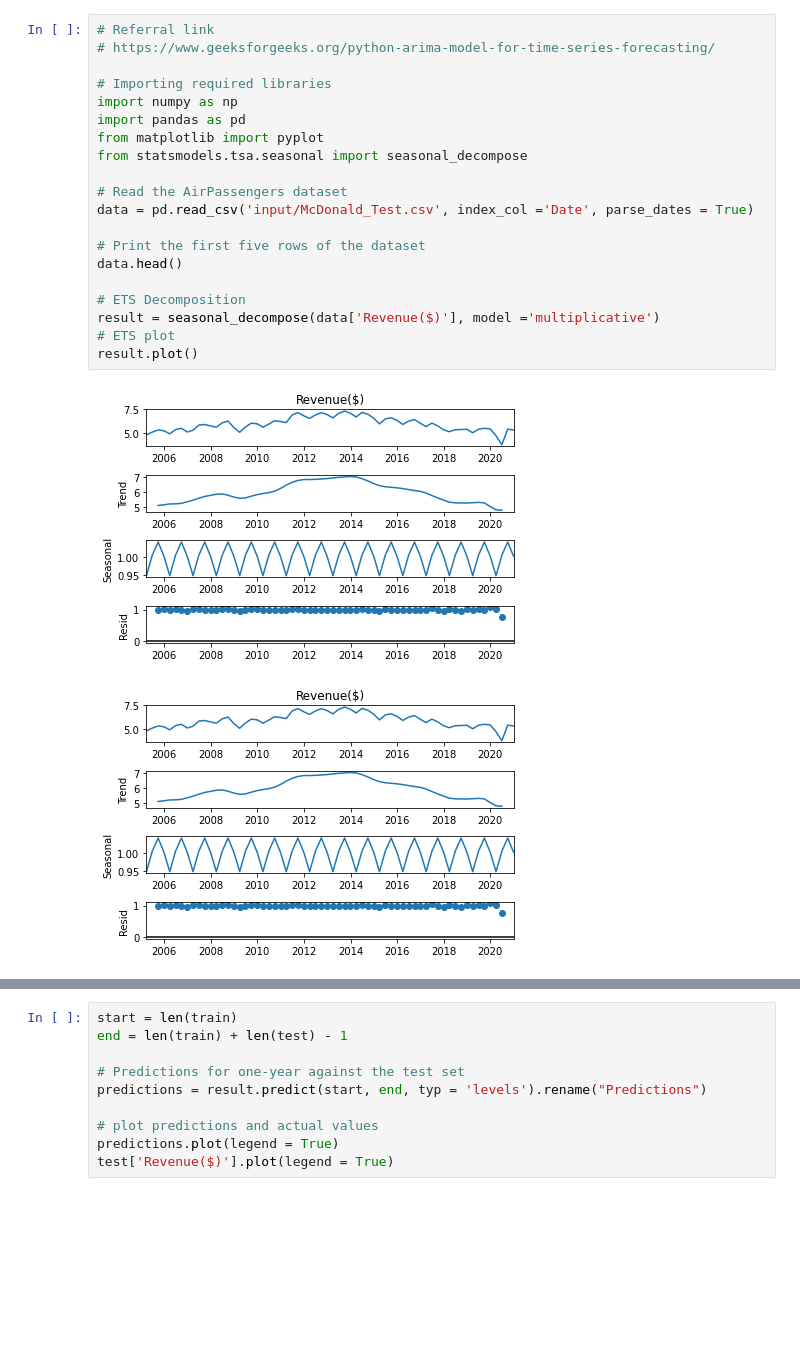
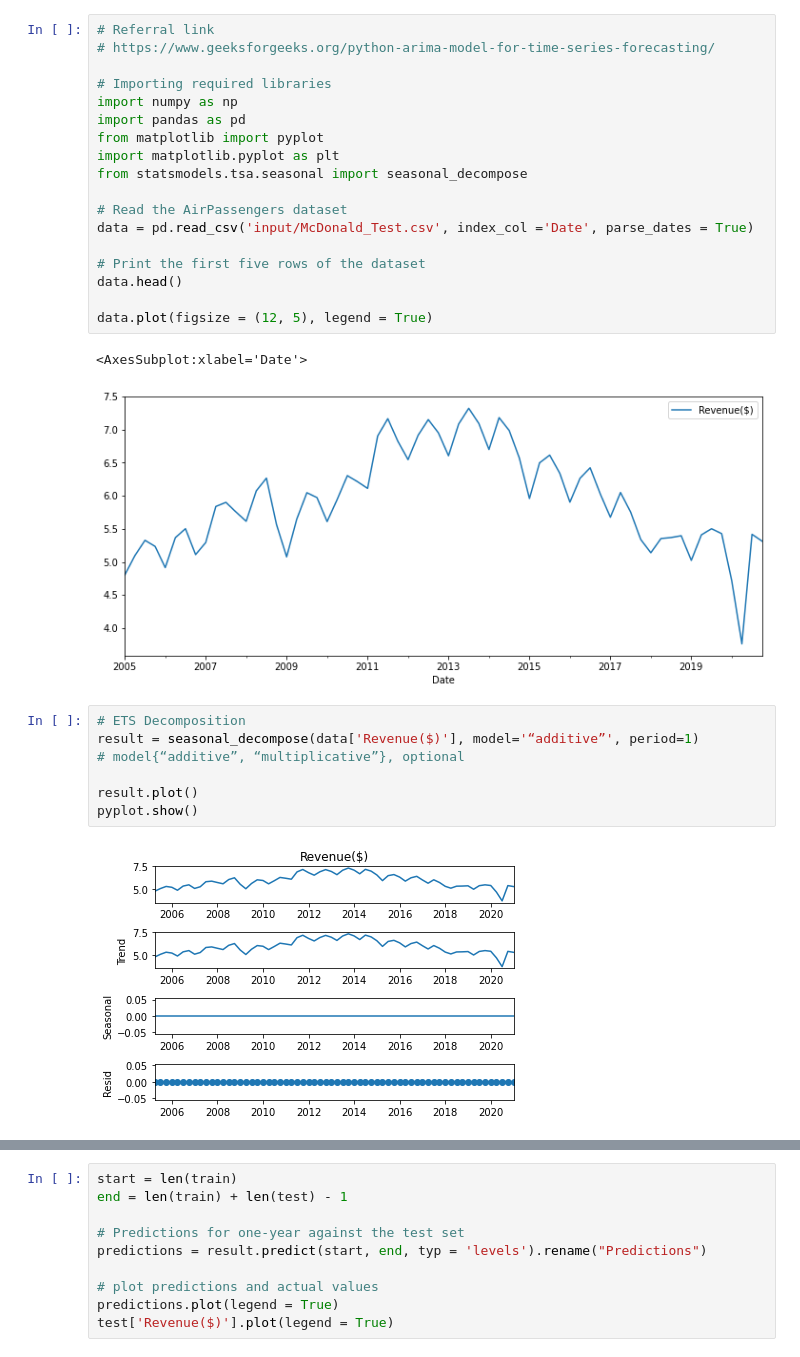
Before and after one commit to ttduongtran/time-series-forecasting, a Jupyter notebook: ARIMA_2.ipynb, the cells around one changed output, grey strips where cells are left out. Drawn from its saved outputs; the diff is of its cells as text; blank space fills up the shorter version.

```diff
--- a/ARIMA_2.ipynb
+++ b/ARIMA_2.ipynb
@@ -1,23 +1,30 @@
 # %%
 # Referral link
 # https://www.geeksforgeeks.org/python-arima-model-for-time-series-forecasting/
 
 # Importing required libraries
 import numpy as np
 import pandas as pd
 from matplotlib import pyplot
+import matplotlib.pyplot as plt
 from statsmodels.tsa.seasonal import seasonal_decompose
 
 # Read the AirPassengers dataset
 data = pd.read_csv('input/McDonald_Test.csv', index_col ='Date', parse_dates = True)
 
 # Print the first five rows of the dataset
 data.head()
 
-# ETS Decomposition
-result = seasonal_decompose(data['Revenue($)'], model ='multiplicative')
-# ETS plot
-result.plot()
+data.plot(figsize = (12, 5), legend = True)
 # %% [output]
+<AxesSubplot:xlabel='Date'>
-[figure, old version]
+[figure, new version]
-[figure, removed]
+# %%
+# ETS Decomposition
+result = seasonal_decompose(data['Revenue($)'], model='“additive”', period=1)
+# model{“additive”, “multiplicative”}, optional
+
+result.plot()
+pyplot.show()
+# %% [output]
+[figure, added]
```
Also changed, not shown: parts of 7 cells of this notebook, 2 other files.
